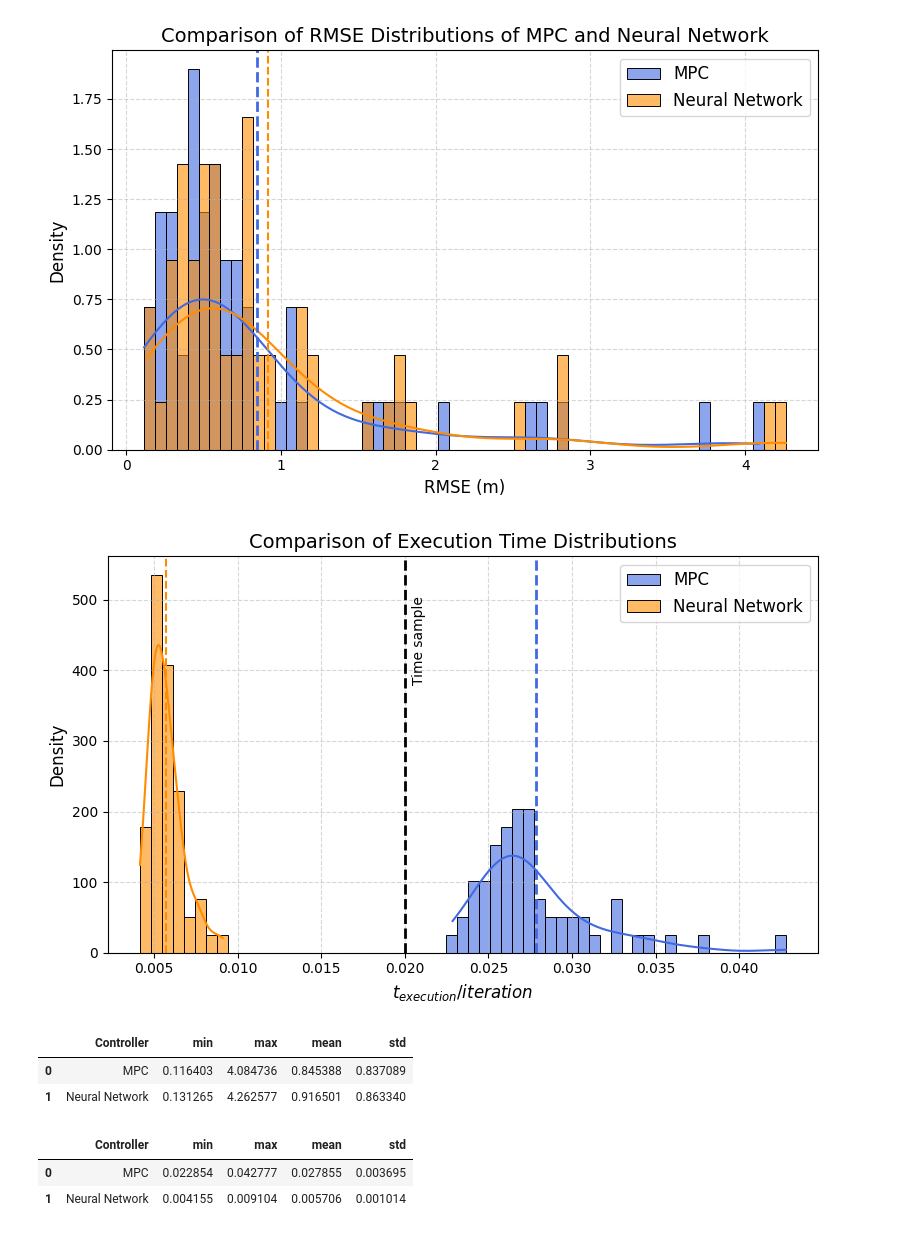
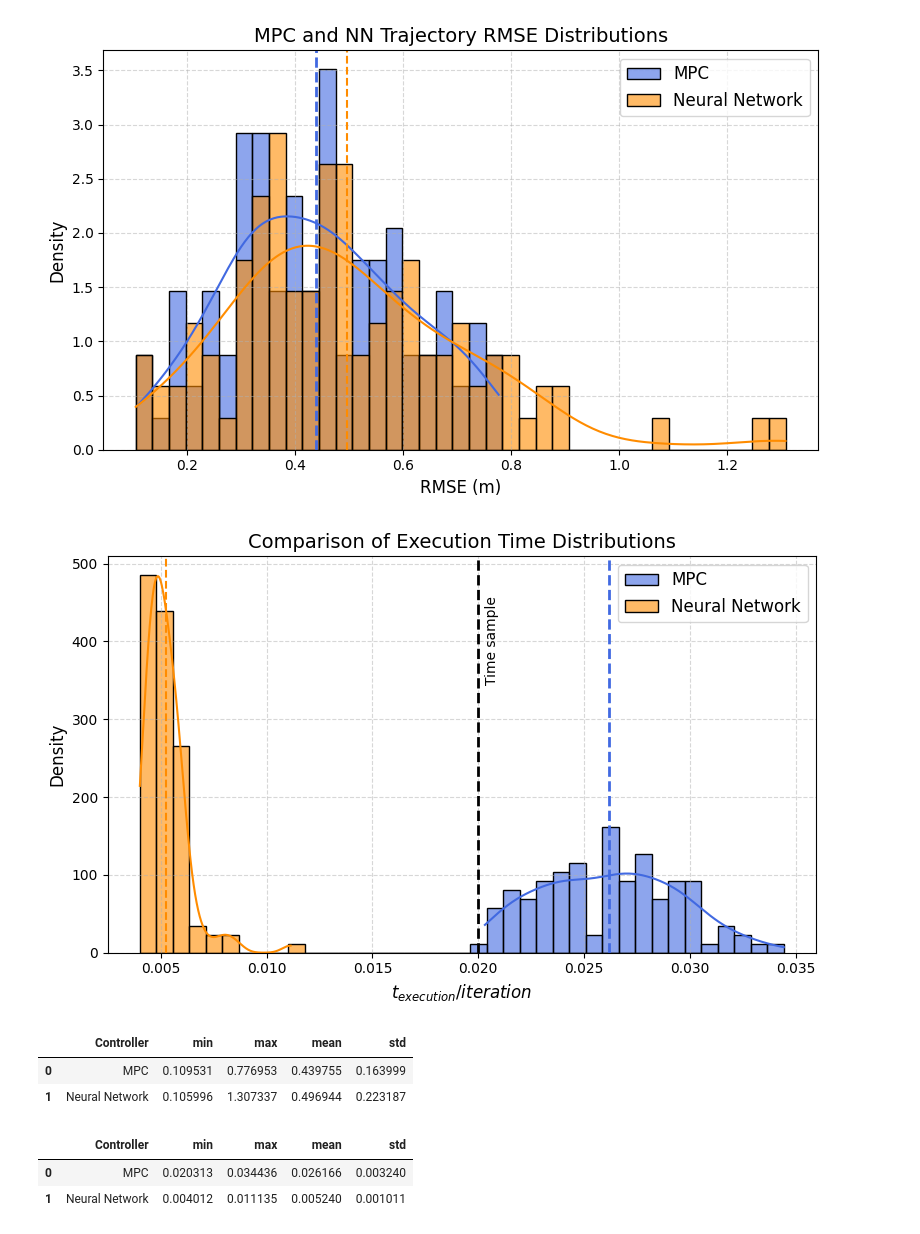
Before and after one commit to mtlira/msc_ita_models, a Jupyter notebook: 6dof_quadrotor/figures-tables/plotter.ipynb, the cells around one changed output. Cells and saved outputs as stored; diff of their text form; code cells hidden in the pictures.

Commit message:
plot scripts adjusted

```diff
--- a/6dof_quadrotor/figures-tables/plotter.ipynb
+++ b/6dof_quadrotor/figures-tables/plotter.ipynb
@@ -8,29 +8,33 @@ import matplotlib.pyplot as plt
 
 analyzer = plots.DataAnalyser()
 # %%
-path = '../../training_results/Training dataset v1 - octorotor/'
-#c.plot_rmse_histogram('training_results\Training dataset v0 - octorotor/')
-analyzer.plot_histogram(path, 'mpc_RMSe', 'nn_RMSe', 'RMSE (m)','Comparison of RMSE Distributions of MPC and Neural Network', ['MPC', 'Neural Network'])
+path = '../../training_results/reasonable_trajectories_v1/dataset_metadata.csv'
+df_reasonable = pd.read_csv(path, sep=',')
+
+# Filters - reasonable trajectories
+df_reasonable = df_reasonable[(df_reasonable['mpc_success'] == True) & (df_reasonable['mpc_RMSe'] <= 0.8 ) & (df_reasonable['nn_success'] == True)]
+
+analyzer.plot_histogram(df_reasonable, 'mpc_RMSe', 'nn_RMSe', 'RMSE (m)','MPC and NN Trajectory RMSE Distributions', ['MPC', 'Neural Network'])
 #c.plot_histogram('training_results\Training dataset v0 - octorotor/', 'mpc_execution_time (s)', 'nn_execution_time', '$t_{execution}/t_{simulation}$', 'Comparison of Execution Time Distributions', ['MPC', 'Neural Network'], normalization_column='simulation_time (s)')
 # %% [output]
-[figure, old version]
+[figure, new version]
 # %%
-analyzer.plot_histogram(path, 'mpc_execution_time (s)', 'nn_execution_time (s)', '$t_{execution}/iteration$', 'Comparison of Execution Time Distributions', ['MPC', 'Neural Network'], normalization_column='num_iterations')
+analyzer.plot_histogram(df_reasonable, 'mpc_execution_time (s)', 'nn_execution_time (s)', '$t_{execution}/iteration$', 'Comparison of Execution Time Distributions', ['MPC', 'Neural Network'], normalization_column='num_iterations')
 #c.plot_histogram('training_results\Training dataset v0 - octorotor/', 'mpc_execution_time (s)', 'nn_execution_time', 'CPU Use Percentage', 'Comparison of CPU Use Percentage', ['MPC', 'Neural Network'], normalization_column=['time_sample (s)', 'num_iterations'])
 # %% [output]
-[figure, old version]
+[figure, new version]
 # %%
-stats_rmse = analyzer.stats_simulations(path, 'mpc_RMSe', 'nn_RMSe')
+stats_rmse = analyzer.stats_simulations(df_reasonable, 'mpc_RMSe', 'nn_RMSe')
 stats_rmse
 # %% [output]
 |  | Controller | min | max | mean | std |
-| 0 | MPC | 0.116403 | 4.084736 | 0.845388 | 0.837089 |
-| 1 | Neural Network | 0.131265 | 4.262577 | 0.916501 | 0.863340 |
+| 0 | MPC | 0.109531 | 0.776953 | 0.439755 | 0.163999 |
+| 1 | Neural Network | 0.105996 | 1.307337 | 0.496944 | 0.223187 |
 # %%
-stats_execution_time = analyzer.stats_simulations(path, 'mpc_execution_time_per_iteration', 'nn_execution_time_per_iteration')
+stats_execution_time = analyzer.stats_simulations(df_reasonable, 'mpc_execution_time_per_iteration', 'nn_execution_time_per_iteration')
 stats_execution_time
 # %% [output]
 |  | Controller | min | max | mean | std |
-| 0 | MPC | 0.022854 | 0.042777 | 0.027855 | 0.003695 |
-| 1 | Neural Network | 0.004155 | 0.009104 | 0.005706 | 0.001014 |
+| 0 | MPC | 0.020313 | 0.034436 | 0.026166 | 0.003240 |
+| 1 | Neural Network | 0.004012 | 0.011135 | 0.005240 | 0.001011 |
 # %%
```
Also changed, not shown: parts of 13 cells of this notebook, 1 other file.
